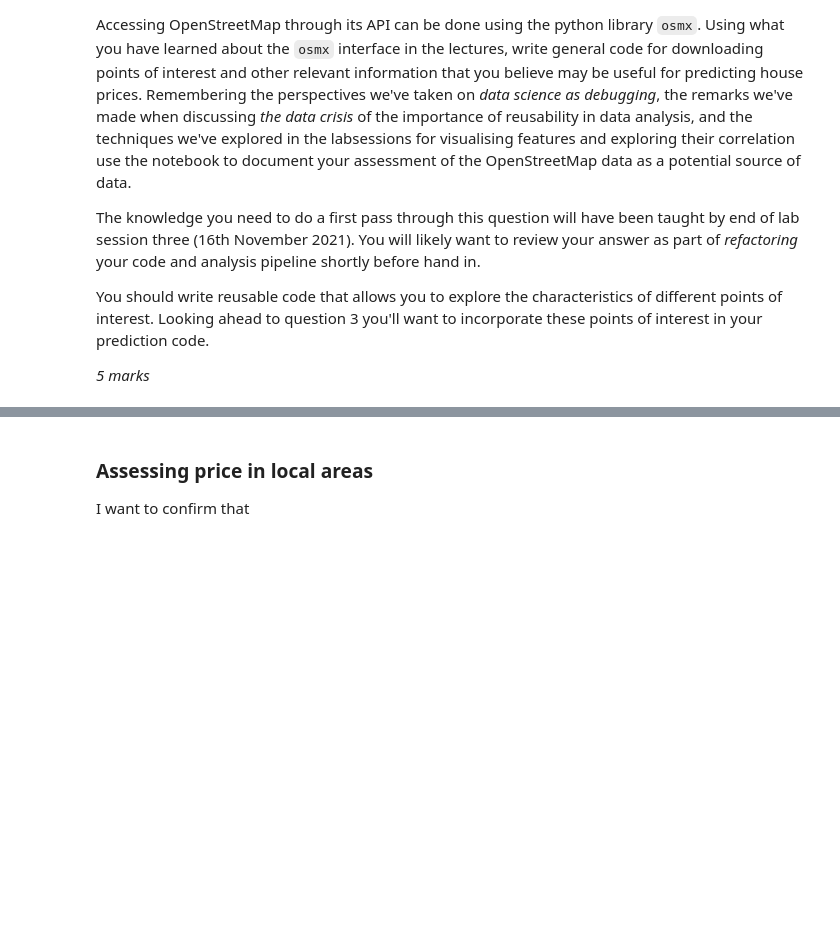
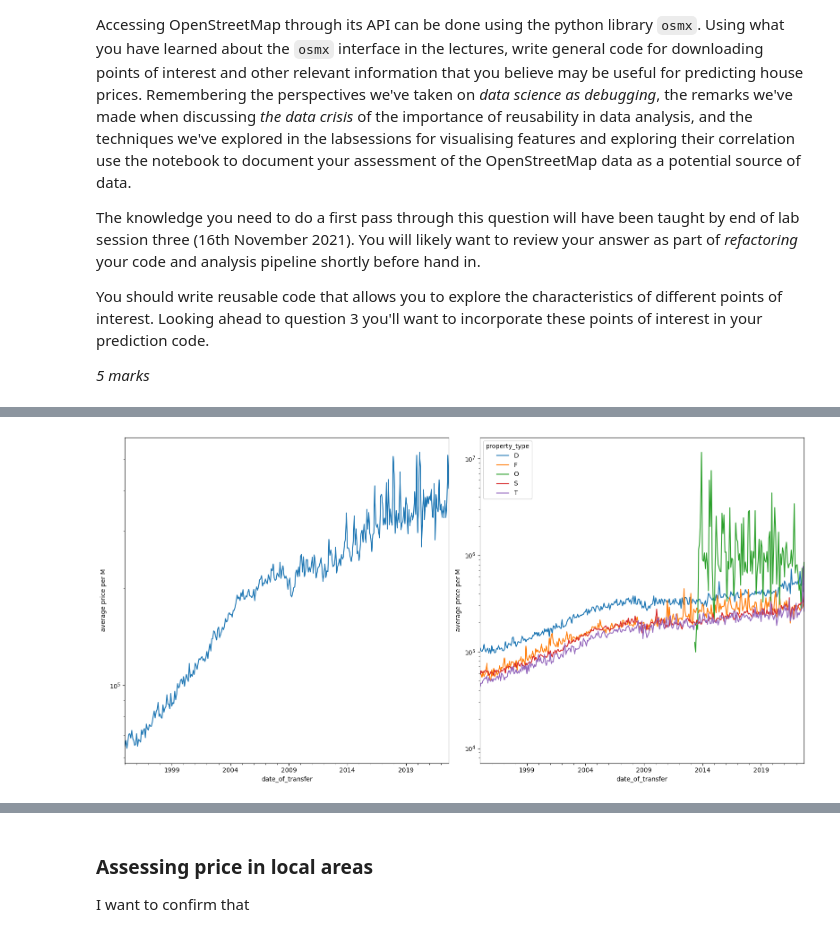
Before and after one commit to printlnHi/ukpricepaid, a Jupyter notebook: notebooks/ads_course_assessment-5.ipynb, the cells around one changed output, grey strips where cells are left out. Saved outputs shown, nothing was run; the diff lists cells and outputs as text; code cells hidden in the pictures; blank space fills up the shorter version.

```diff
--- a/notebooks/ads_course_assessment-5.ipynb
+++ b/notebooks/ads_course_assessment-5.ipynb
@@ -509,0 +486,4 @@ plot_transactions_and_price_trends(bbox, sample, period="M", geocodes=["england"
+# %%
+assess.plot_price_trends(sample, period="M")
+# %% [output]
+[figure, added]
```
Also changed, not shown: parts of 36 cells of this notebook, 3 other files.
